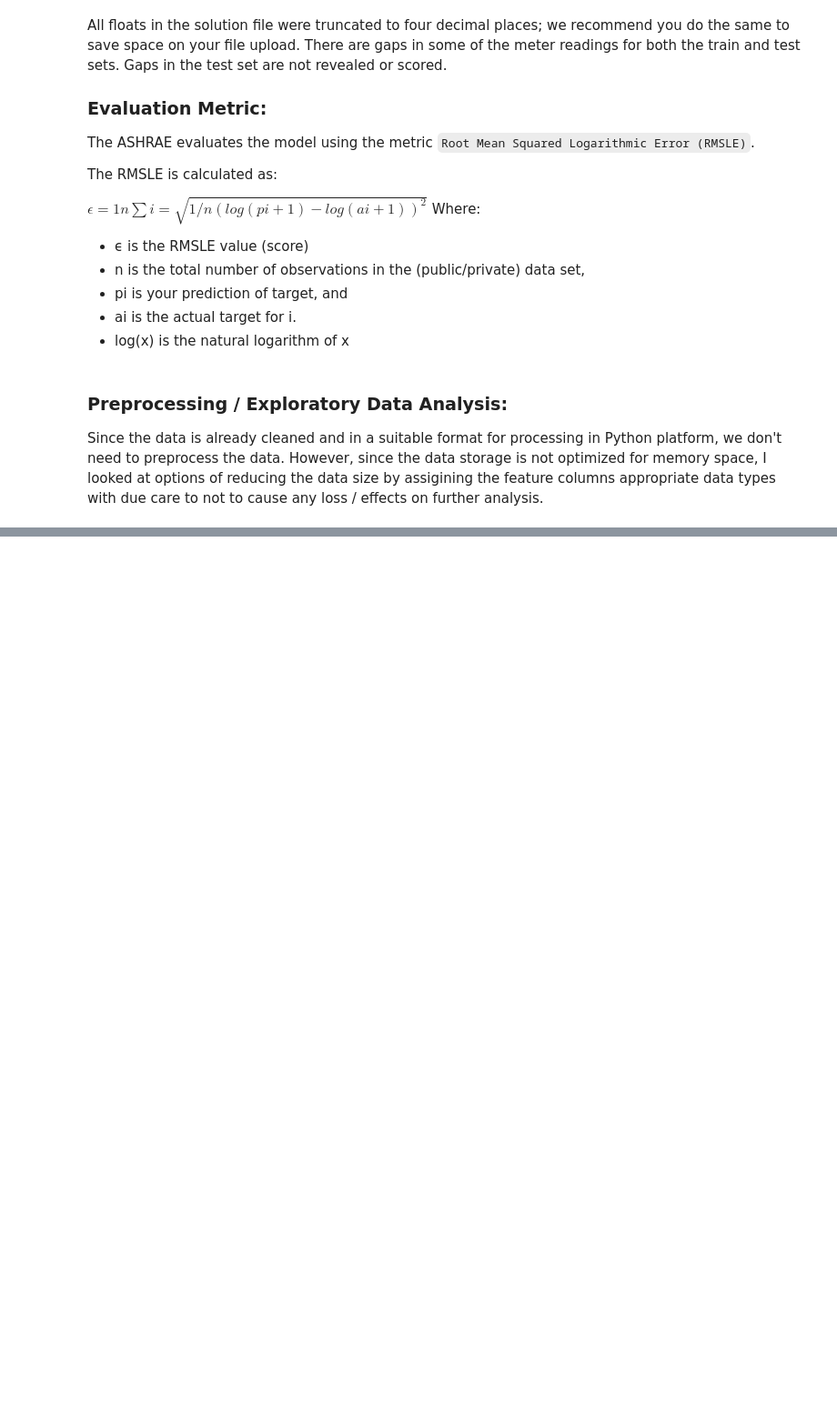
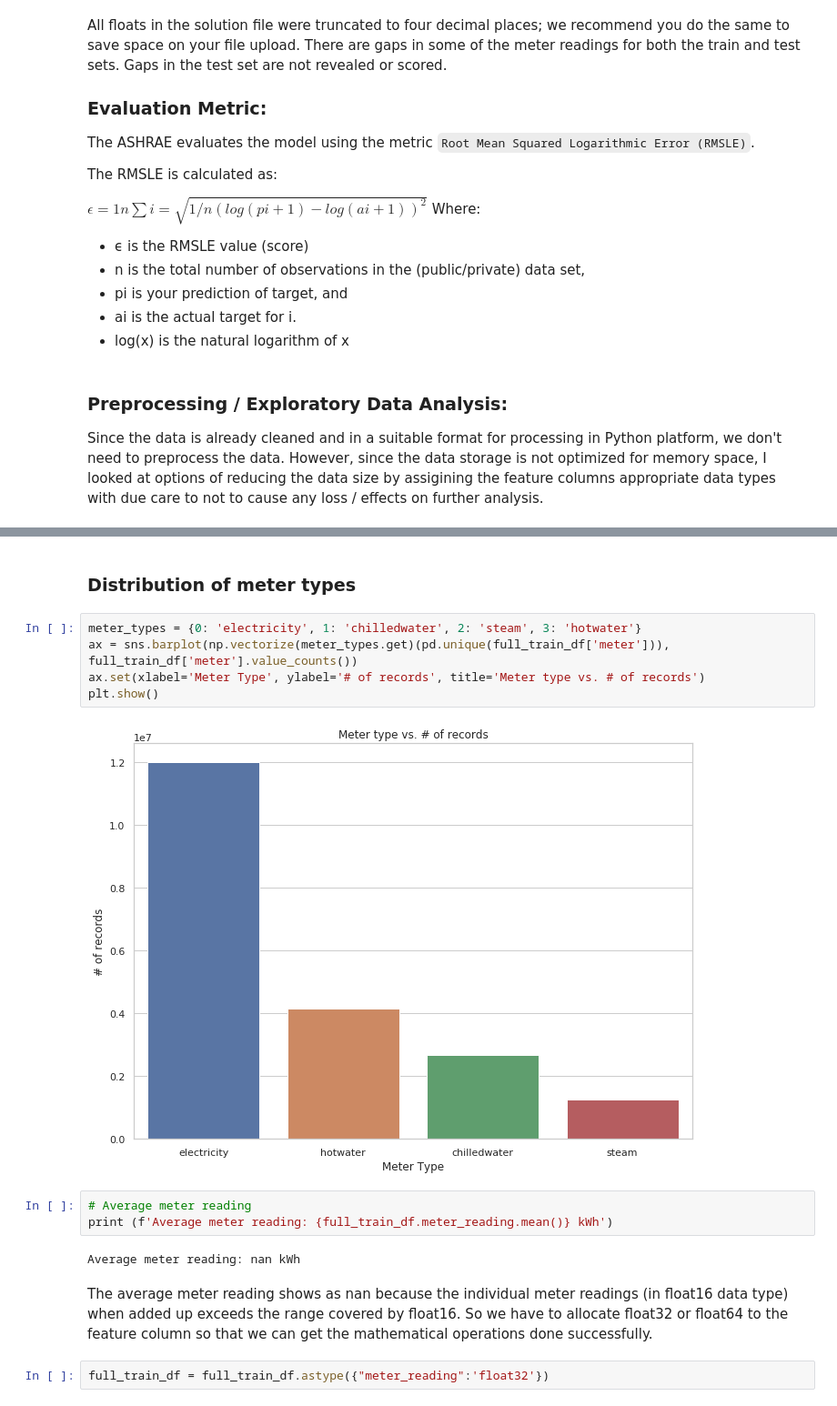
Before and after one commit to vgops75/kaggle_stop, a Jupyter notebook: project_proposal_dataIncubator.ipynb, the cells around one changed output, grey strips where cells are left out. Shown: that part at 91% size. Cells and saved outputs as stored; diff of their text form; blank space fills up the shorter version.

```diff
--- a/project_proposal_dataIncubator.ipynb
+++ b/project_proposal_dataIncubator.ipynb
@@ -92,0 +292,18 @@ pwd
+# %% [markdown]
+### Distribution of meter types
+# %%
+meter_types = {0: 'electricity', 1: 'chilledwater', 2: 'steam', 3: 'hotwater'}
+ax = sns.barplot(np.vectorize(meter_types.get)(pd.unique(full_train_df['meter'])), full_train_df['meter'].value_counts())
+ax.set(xlabel='Meter Type', ylabel='# of records', title='Meter type vs. # of records')
+plt.show()
+# %% [output]
+[figure, added]
+# %%
+# Average meter reading
+print (f'Average meter reading: {full_train_df.meter_reading.mean()} kWh')
+# %% [output]
+Average meter reading: nan kWh
+# %% [markdown]
+The average meter reading shows as nan because the individual meter readings (in float16 data type) when added up exceeds the range covered by float16. So we have to allocate float32 or float64 to the feature column so that we can get the mathematical operations done successfully.
+# %%
+full_train_df = full_train_df.astype({"meter_reading":'float32'})
```
Also changed, not shown: parts of 32 cells of this notebook, 5 other files.
